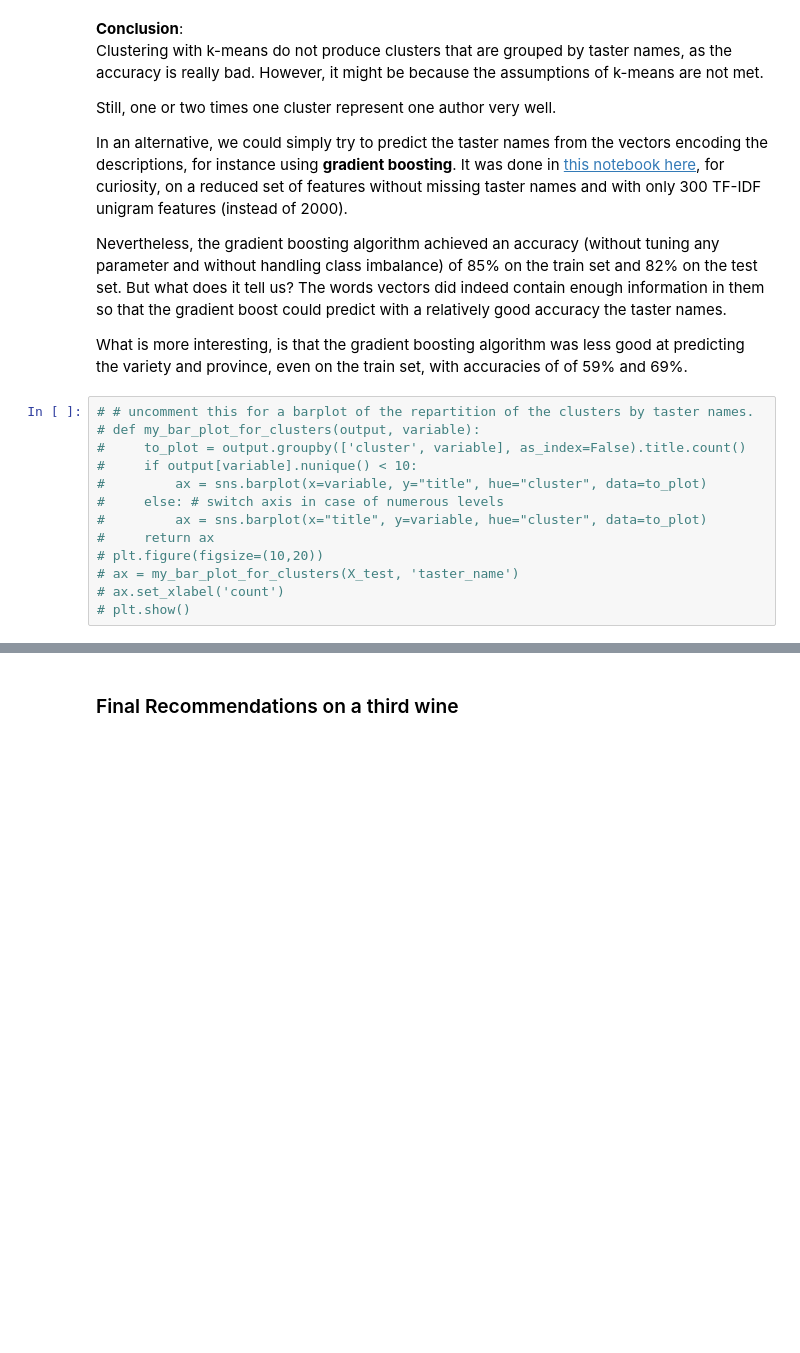
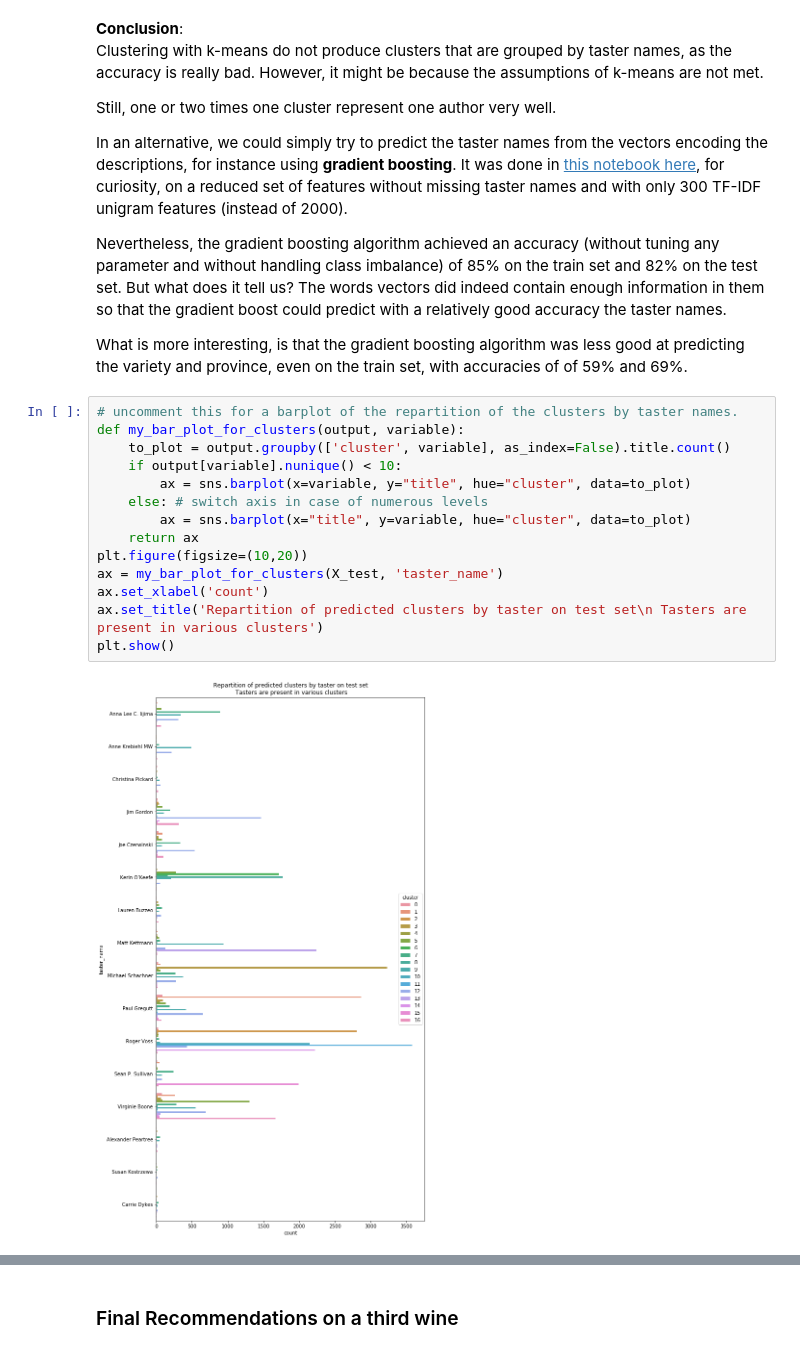
Before and after one commit to de-la-viz/winerec, a Jupyter notebook: code/WriteUp.ipynb, the cells around one changed output, grey strips where cells are left out. Drawn from its saved outputs; the diff is of its cells as text; blank space fills up the shorter version.

```diff
--- a/code/WriteUp.ipynb
+++ b/code/WriteUp.ipynb
@@ -1782,18 +1786,21 @@ Nevertheless, the gradient boosting algorithm achieved an accuracy (without tuni
 
 What is more interesting, is that the gradient boosting algorithm was less good at predicting the variety and province, even on the train set, with accuracies of of 59% and 69%.
 # %%
-# # uncomment this for a barplot of the repartition of the clusters by taster names.
-# def my_bar_plot_for_clusters(output, variable):
-#     to_plot = output.groupby(['cluster', variable], as_index=False).title.count()
-#     if output[variable].nunique() < 10:
-#         ax = sns.barplot(x=variable, y="title", hue="cluster", data=to_plot)
-#     else: # switch axis in case of numerous levels
-#         ax = sns.barplot(x="title", y=variable, hue="cluster", data=to_plot)
-#     return ax
-# plt.figure(figsize=(10,20))
-# ax = my_bar_plot_for_clusters(X_test, 'taster_name')
-# ax.set_xlabel('count')
-# plt.show()
+# uncomment this for a barplot of the repartition of the clusters by taster names.
+def my_bar_plot_for_clusters(output, variable):
+    to_plot = output.groupby(['cluster', variable], as_index=False).title.count()
+    if output[variable].nunique() < 10:
+        ax = sns.barplot(x=variable, y="title", hue="cluster", data=to_plot)
+    else: # switch axis in case of numerous levels
+        ax = sns.barplot(x="title", y=variable, hue="cluster", data=to_plot)
+    return ax
+plt.figure(figsize=(10,20))
+ax = my_bar_plot_for_clusters(X_test, 'taster_name')
+ax.set_xlabel('count')
+ax.set_title('Repartition of predicted clusters by taster on test set\n Tasters are present in various clusters')
+plt.show()
+# %% [output]
+[figure, added]
 # %% [markdown]
 ## 6. Discussion
 
```
Also changed, not shown: parts of 4 cells of this notebook.
